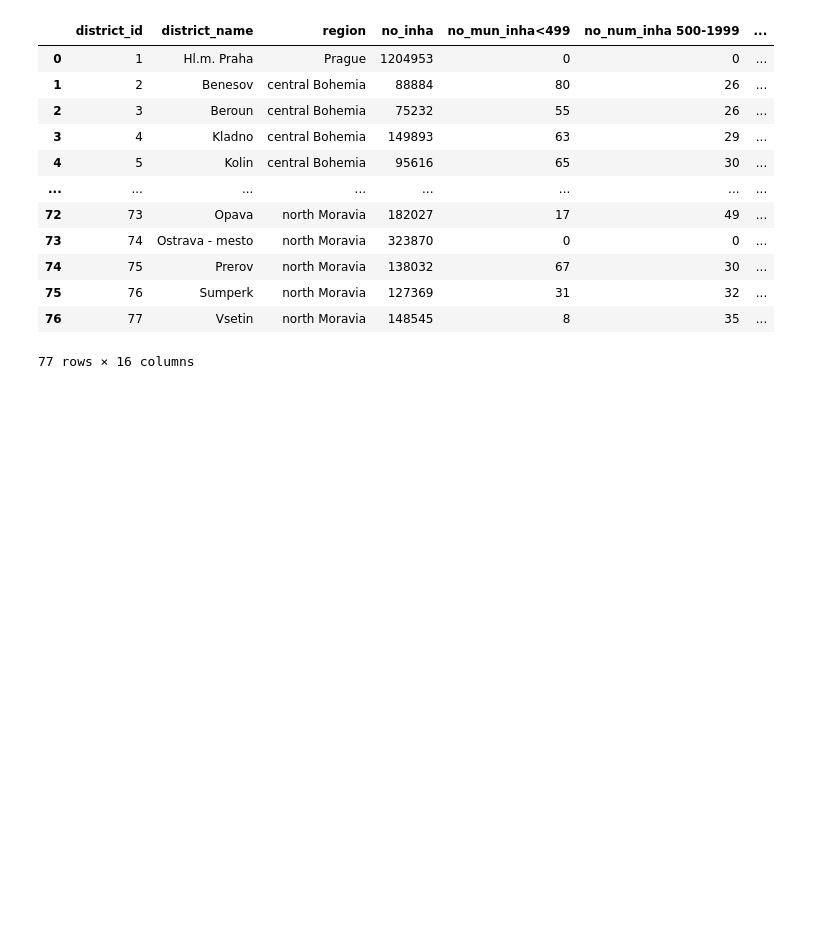
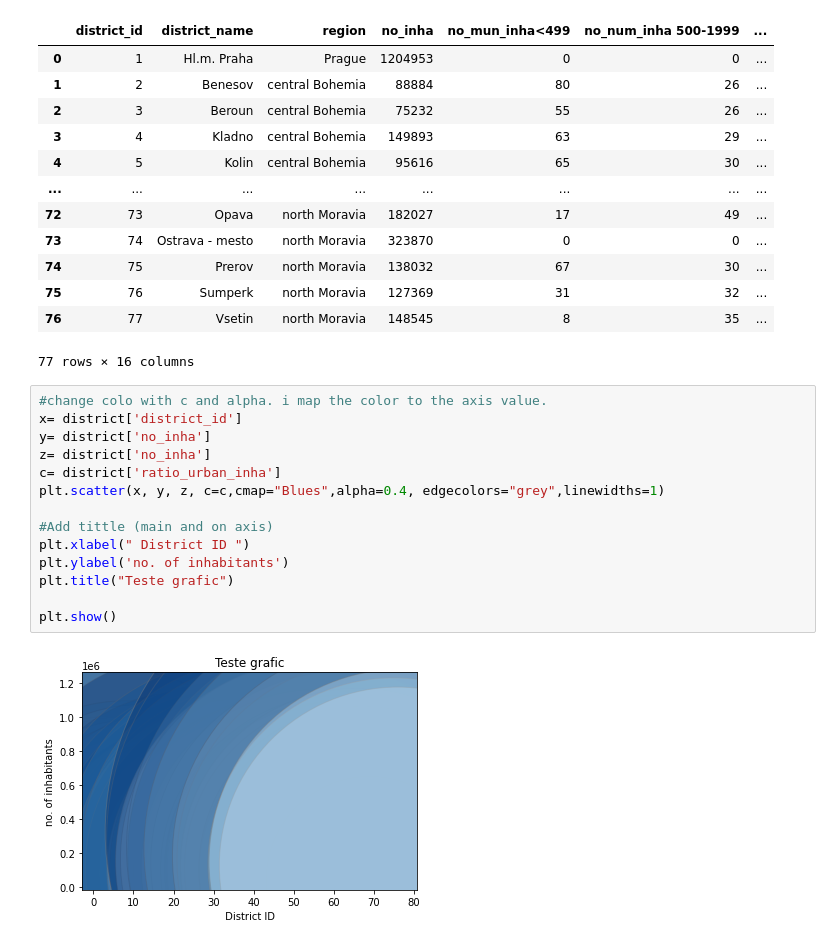
Before and after one commit to bosshentai/MachineLearning, a Jupyter notebook: Challenge/5.district.ipynb, the cells around one changed output. Cells and saved outputs as stored; diff of their text form; blank space fills up the shorter version.

Commit message:
some teste grafics

```diff
--- a/Challenge/5.district.ipynb
+++ b/Challenge/5.district.ipynb
@@ -63,3 +68,19 @@ district
 | 75 | 76 | Sumperk | north Moravia | 127369 | 31 | 32 | ... |
 | 76 | 77 | Vsetin | north Moravia | 148545 | 8 | 35 | ... |
 77 rows × 16 columns
+# %%
+#change colo with c and alpha. i map the color to the axis value.
+x= district['district_id']
+y= district['no_inha']
+z= district['no_inha']
+c= district['ratio_urban_inha']
+plt.scatter(x, y, z, c=c,cmap="Blues",alpha=0.4, edgecolors="grey",linewidths=1)
+
+#Add tittle (main and on axis)
+plt.xlabel(" District ID ")
+plt.ylabel('no. of inhabitants')
+plt.title("Teste grafic")
+
+plt.show()
+# %% [output]
+[figure, added]
```
Also changed, not shown: parts of 9 cells of this notebook.
